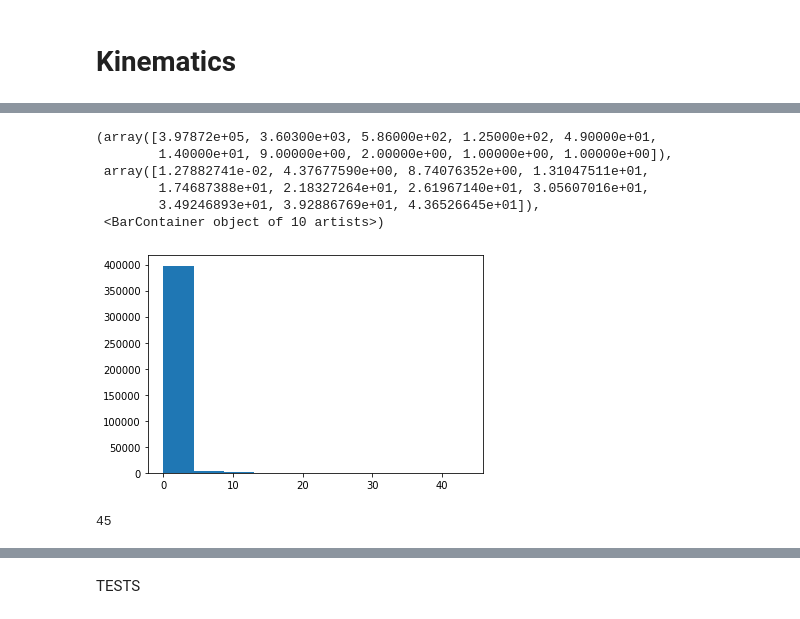
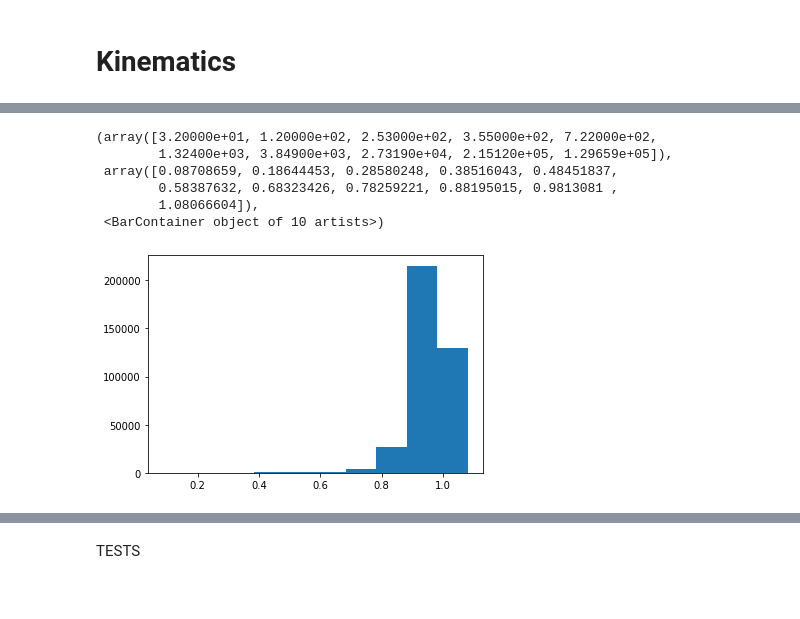
Before and after one commit to GianfrancoIngratta/SAND-PHYSICS, a Jupyter notebook: notebook/AnalyseGenie.ipynb, the cells around one changed output, grey strips where cells are left out. Drawn from its saved outputs; the diff is of its cells as text; code cells hidden in the pictures.

```diff
--- a/notebook/AnalyseGenie.ipynb
+++ b/notebook/AnalyseGenie.ipynb
@@ -56,6 +79,7 @@ new_columns = {
     ('InitialStateTotal4Momentum', 'fP', 'fY'): 'InitialState_Py',
     ('InitialStateTotal4Momentum', 'fP', 'fZ'): 'InitialState_Pz',
     ('InitialStateTotal4Momentum', 'fE', ''): 'InitialState_E',
+    ('InitialStateEmissionAngle', 'fE', ''): 'InitialState_EmissionAngle',
     ('PrimaryStateHadronicSystemTotal4Momentum', 'fP', 'fX'): 'PrimaryHadronic_Px',
     ('PrimaryStateHadronicSystemTotal4Momentum', 'fP', 'fY'): 'PrimaryHadronic_Py',
     ('PrimaryStateHadronicSystemTotal4Momentum', 'fP', 'fZ'): 'PrimaryHadronic_Pz',
@@ -65,7 +89,8 @@ new_columns = {
     ('FinalStateHadronicSystemTotal4Momentum', 'fP', 'fY'): 'FinalHadronic_Py',
     ('FinalStateHadronicSystemTotal4Momentum', 'fP', 'fZ'): 'FinalHadronic_Pz',
     ('FinalStateHadronicSystemTotal4Momentum', 'fE', ''): 'FinalHadronic_E',
-    ('FinalStateHadronicSystemTotalKinE', '', ''): 'FinalHadronic_KinE',
+    ('FinalStateHadronicSystemTotal4Momentum', 'fE', ''): 'FinalHadronic_E',
+    ('FinalStateHadronicSystemEmissionAngle', '', ''): 'FinalStateHadronicSystemEmissionAngle',
     ('NuclearTotal4Momentum', 'fP', 'fX'): 'NuclearRemnant_Px',
     ('NuclearTotal4Momentum', 'fP', 'fY'): 'NuclearRemnant_Py',
     ('NuclearTotal4Momentum', 'fP', 'fZ'): 'NuclearRemnant_Pz',
@@ -92,7 +117,9 @@ df = tree.arrays([
                   'Interaction_vtxY',
                   'Interaction_vtxZ',
                   'InitialStateTotal4Momentum',
+                  'InitialStateEmissionAngle',
                   'PrimaryStateHadronicSystemTotal4Momentum',
+                  'FinalStateHadronicSystemEmissionAngle',
                   'PrimaryStateHadronicSystemTotalKinE',
                   'FinalStateHadronicSystemTotal4Momentum',
                   'FinalStateHadronicSystemTotalKinE',
@@ -161,6 +188,7 @@ new_columns = {
     ('InitialStateMomenta', 'fP', 'fY'): 'Py',
     ('InitialStateMomenta', 'fP', 'fZ'): 'Pz',
     ('InitialStateMomenta', 'fE', ''): 'E',
+    ('InitialStateEmissionAngle', '', ''): 'EmissionAngle',
 }
 
 InitialState = tree.arrays(['EvtNum',
@@ -168,6 +196,7 @@ InitialState = tree.arrays(['EvtNum',
                             'InteractionTarget',
                             'CCQEonHydrogen',
                             'InitialStateMomenta',
+                            'InitialStateEmissionAngle',
                             ], library='pd').rename(columns=new_columns)
 
 InitialState["name"] = [item for sublist in tree.arrays(['InitialStateNames'], library='np')['InitialStateNames'] for item in sublist]
@@ -210,4 +239,4 @@ InitialState
 # %%
-nucleon_target = InitialState.loc[(slice(None), slice(None), slice(None), slice(None), "nucleon target"),:]
-incoming_neutrino = InitialState.loc[(slice(None), slice(None), slice(None), slice(None), "neutrino"),:]
+nucleon_target = InitialState.loc[(slice(None), slice(None), slice(None), slice(None), slice(None),"nucleon target"),:]
+incoming_neutrino = InitialState.loc[(slice(None), slice(None), slice(None), slice(None), slice(None),"neutrino"),:]
 # %%
@@ -315,6 +346,7 @@ new_columns = {
     ('FinalStateLepton4Momentum', 'fP', 'fY'): 'Py',
     ('FinalStateLepton4Momentum', 'fP', 'fZ'): 'Pz',
     ('FinalStateLepton4Momentum', 'fE', ''): 'E',
+    ('FinalStateLeptonEmissionAngle', '', ''): 'EmissionAngle',
 }
 
 # Estrazione dei dati dall'albero usando uproot
@@ -325,6 +357,7 @@ FinalStateLepton = tree.arrays(['EvtNum',
                                 'FinalStateLeptonPDG',
                                 'FinalStateLeptonNames',
                                 'FinalStateLepton4Momentum',
+                                'FinalStateLeptonEmissionAngle',
 ], library='pd')
 
 # Appiattire il MultiIndex delle colonne del DataFrame
@@ -820,14 +806,10 @@ FinalStateLepton
 # %%
-plt.hist(df['FinalHadronic_KinE'].values / incoming_neutrino['E'].values + FinalStateLepton['E'].values / incoming_neutrino['E'].values)
+plt.hist(df['FinalStateHadronicSystemTotalKinE'].values / incoming_neutrino['E'].values + FinalStateLepton['E'].values / incoming_neutrino['E'].values)
 # %% [output]
-(array([3.97872e+05, 3.60300e+03, 5.86000e+02, 1.25000e+02, 4.90000e+01,
-        1.40000e+01, 9.00000e+00, 2.00000e+00, 1.00000e+00, 1.00000e+00]),
- array([1.27882741e-02, 4.37677590e+00, 8.74076352e+00, 1.31047511e+01,
-        1.74687388e+01, 2.18327264e+01, 2.61967140e+01, 3.05607016e+01,
-        3.49246893e+01, 3.92886769e+01, 4.36526645e+01]),
+(array([3.20000e+01, 1.20000e+02, 2.53000e+02, 3.55000e+02, 7.22000e+02,
+        1.32400e+03, 3.84900e+03, 2.73190e+04, 2.15120e+05, 1.29659e+05]),
+ array([0.08708659, 0.18644453, 0.28580248, 0.38516043, 0.48451837,
+        0.58387632, 0.68323426, 0.78259221, 0.88195015, 0.9813081 ,
+        1.08066604]),
  <BarContainer object of 10 artists>)
-[figure, old version]
+[figure, new version]
-# %%
-np.sum((df[df.CCQEonHydrogen==1]['FinalHadronic_KinE'].values / incoming_neutrino.loc[(slice(None), slice(None), slice(None), 1, slice(None), slice(None)),:]['E'].values)>1)
-# %% [output]
-45
```
Also changed, not shown: parts of 60 cells of this notebook, 4 other files.
